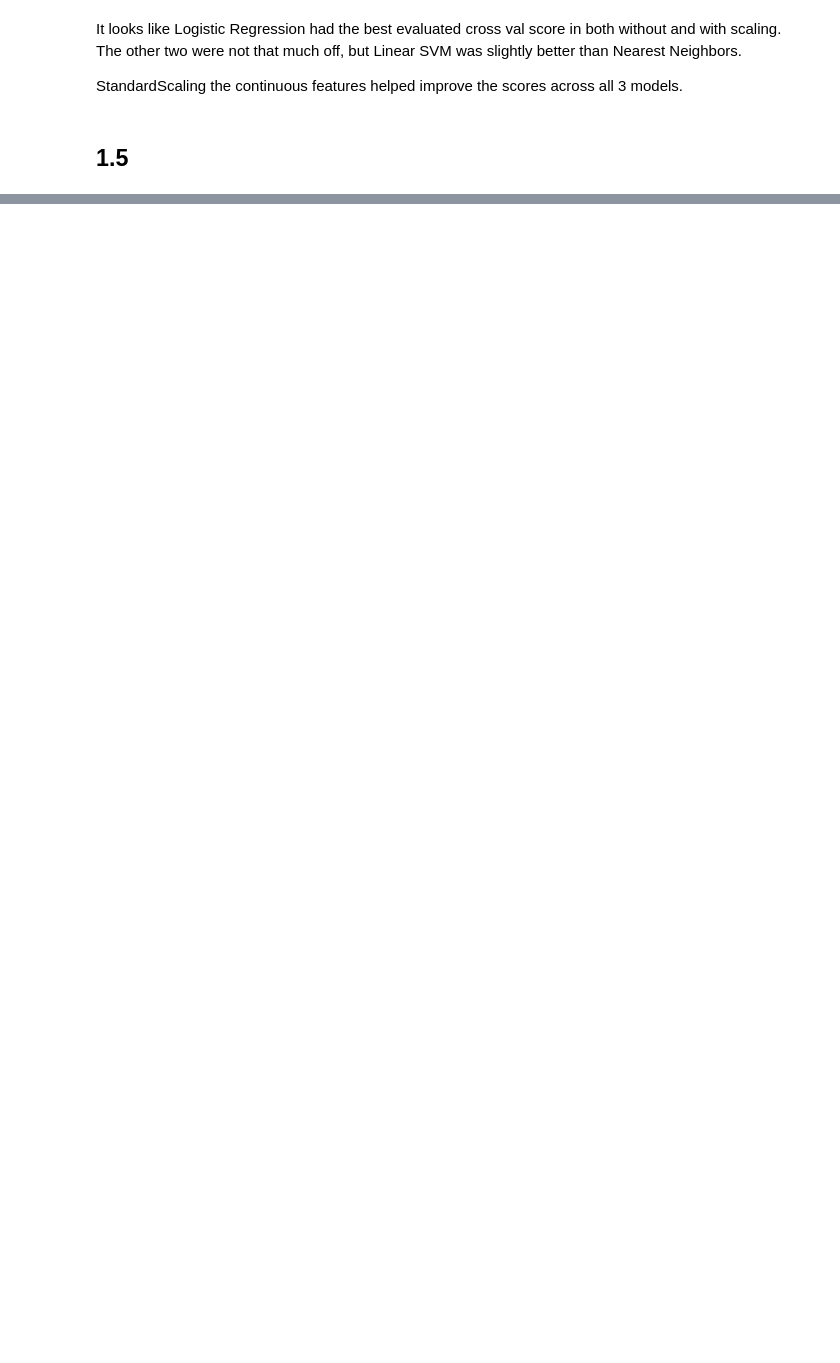
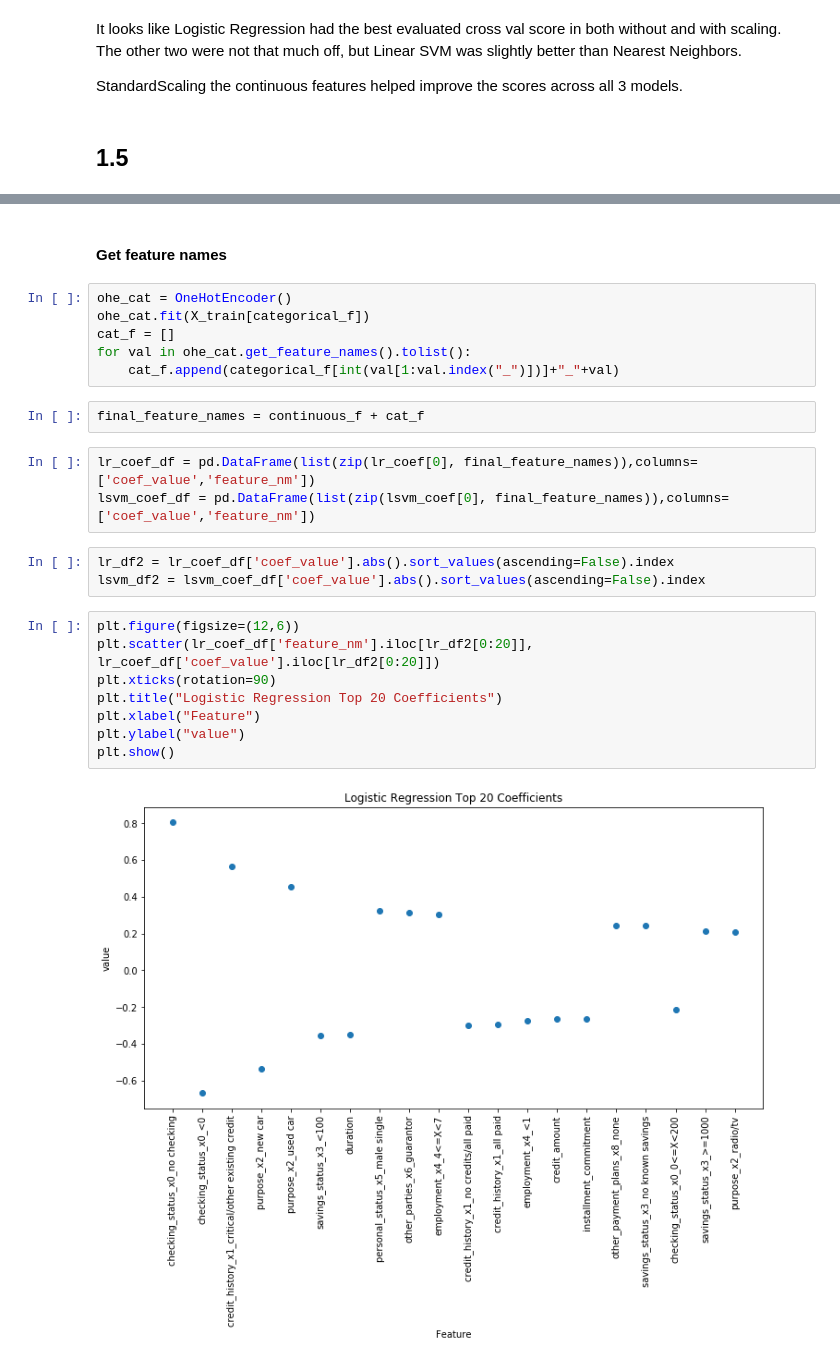
Before and after one commit to muftaye/applied_machine_learning_2020, a Jupyter notebook: mt3195_hw2_task1.ipynb, the cells around one changed output, grey strips where cells are left out. Saved outputs shown, nothing was run; the diff lists cells and outputs as text; blank space fills up the shorter version.

```diff
--- a/mt3195_hw2_task1.ipynb
+++ b/mt3195_hw2_task1.ipynb
@@ -176,0 +380,26 @@ StandardScaling the continuous features helped improve the scores across all 3 m
+# %% [markdown]
+#### Get feature names
+# %%
+ohe_cat = OneHotEncoder()
+ohe_cat.fit(X_train[categorical_f])
+cat_f = []
+for val in ohe_cat.get_feature_names().tolist():
+    cat_f.append(categorical_f[int(val[1:val.index("_")])]+"_"+val)
+# %%
+final_feature_names = continuous_f + cat_f
+# %%
+lr_coef_df = pd.DataFrame(list(zip(lr_coef[0], final_feature_names)),columns=['coef_value','feature_nm'])
+lsvm_coef_df = pd.DataFrame(list(zip(lsvm_coef[0], final_feature_names)),columns=['coef_value','feature_nm'])
+# %%
+lr_df2 = lr_coef_df['coef_value'].abs().sort_values(ascending=False).index
+lsvm_df2 = lsvm_coef_df['coef_value'].abs().sort_values(ascending=False).index
+# %%
+plt.figure(figsize=(12,6))
+plt.scatter(lr_coef_df['feature_nm'].iloc[lr_df2[0:20]], lr_coef_df['coef_value'].iloc[lr_df2[0:20]])
+plt.xticks(rotation=90)
+plt.title("Logistic Regression Top 20 Coefficients")
+plt.xlabel("Feature")
+plt.ylabel("value")
+plt.show()
+# %% [output]
+[figure, added]
```
Also changed, not shown: parts of 39 cells of this notebook, 1 other file.
